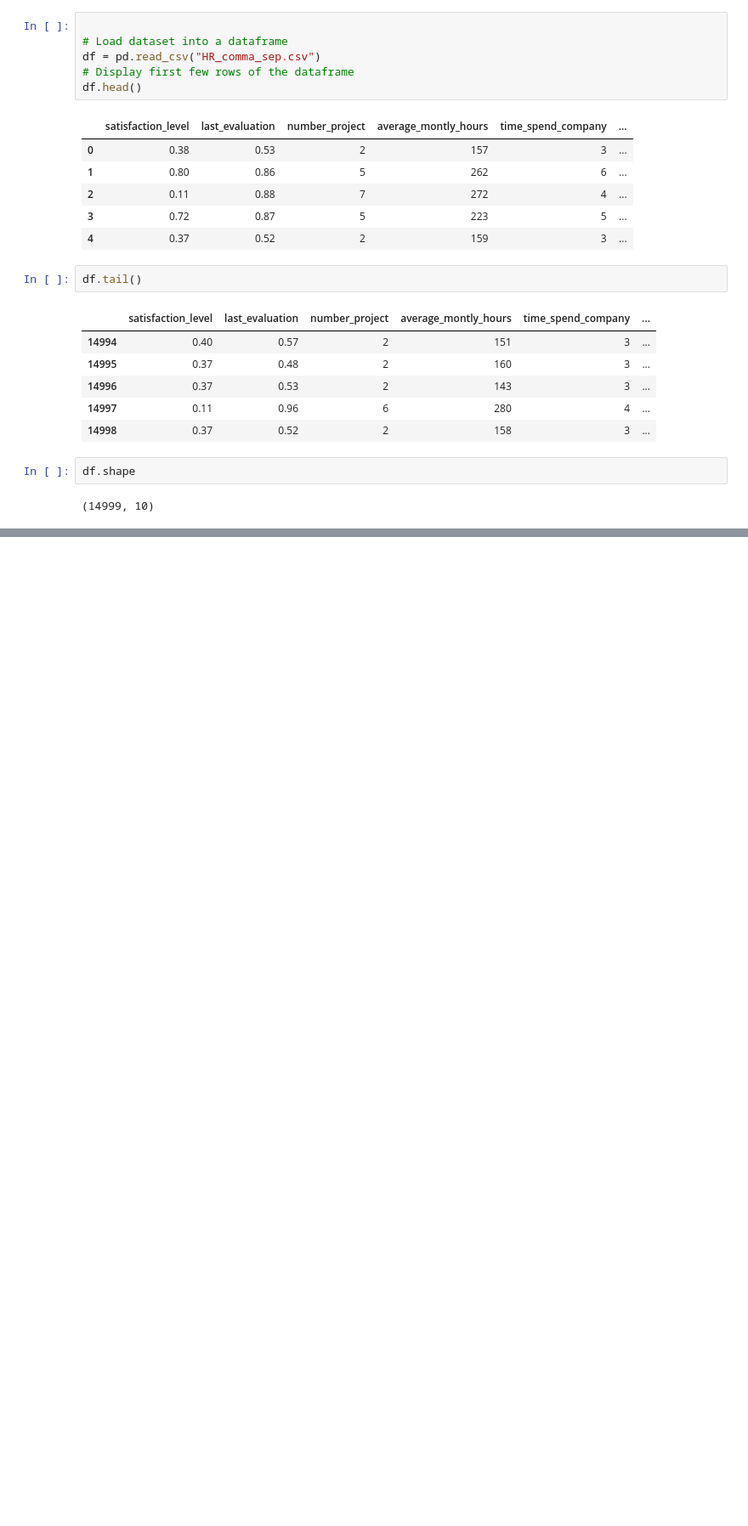
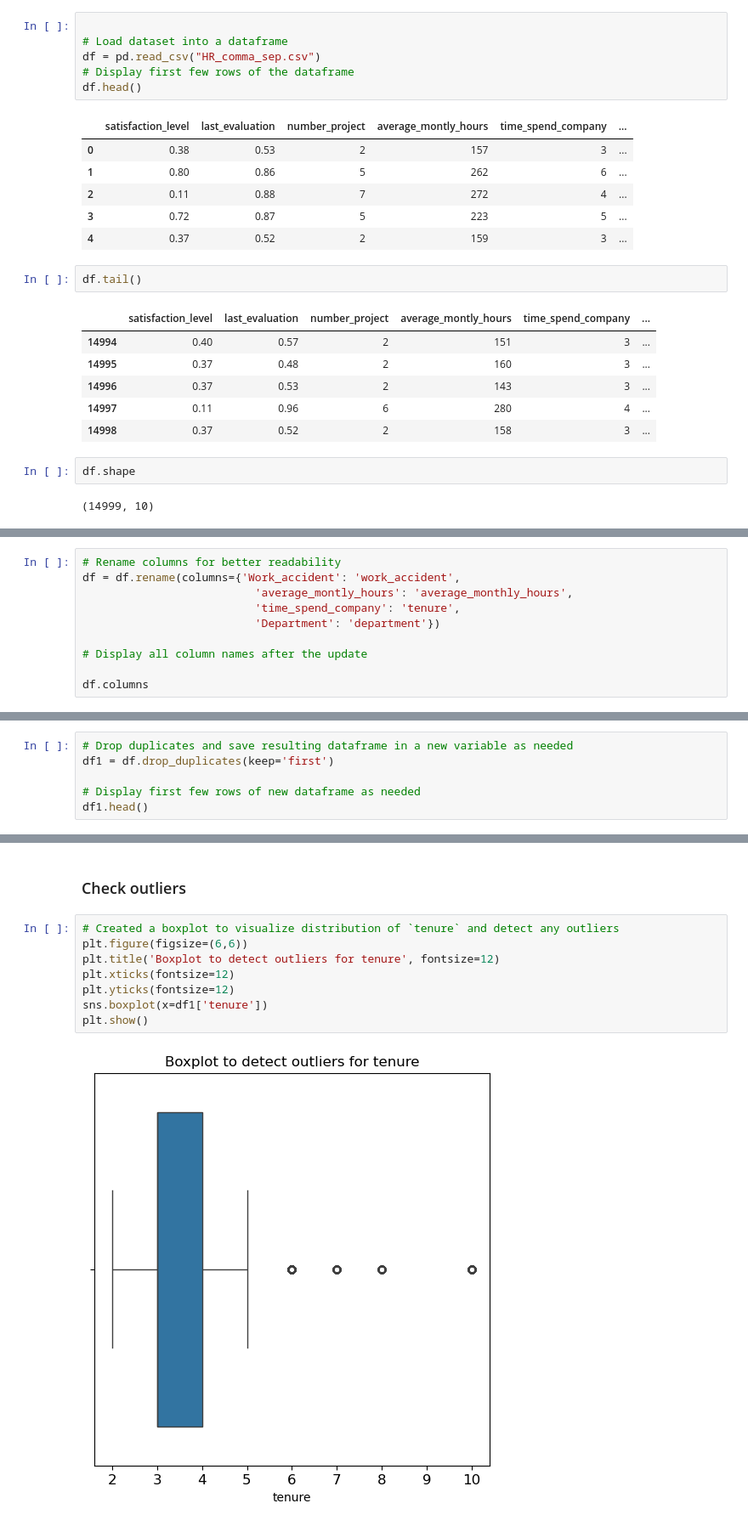
Before and after one commit to GANDEEDRAMESH/Employee-Attrition-Prediction-HR-Analytics, a Jupyter notebook: Employee Attrition Prediction & HR Analytics.ipynb, the cells around one changed output, grey strips where cells are left out. Shown at 85% size. Saved outputs shown, nothing was run; the diff lists cells and outputs as text; blank space fills up the shorter version.

```diff
--- a/Employee Attrition Prediction & HR Analytics.ipynb
+++ b/Employee Attrition Prediction & HR Analytics.ipynb
@@ -114,0 +171,10 @@ df.shape
+# %%
+# Rename columns for better readability
+df = df.rename(columns={'Work_accident': 'work_accident',
+                          'average_montly_hours': 'average_monthly_hours',
+                          'time_spend_company': 'tenure',
+                          'Department': 'department'})
+
+# Display all column names after the update
+
+df.columns
@@ -114,0 +222,6 @@ df.shape
+# %%
+# Drop duplicates and save resulting dataframe in a new variable as needed
+df1 = df.drop_duplicates(keep='first')
+
+# Display first few rows of new dataframe as needed
+df1.head()
@@ -114,0 +235,12 @@ df.shape
+# %% [markdown]
+### Check outliers
+# %%
+# Created a boxplot to visualize distribution of `tenure` and detect any outliers
+plt.figure(figsize=(6,6))
+plt.title('Boxplot to detect outliers for tenure', fontsize=12)
+plt.xticks(fontsize=12)
+plt.yticks(fontsize=12)
+sns.boxplot(x=df1['tenure'])
+plt.show()
+# %% [output]
+[figure, added]
```
Also changed, not shown: parts of 22 cells of this notebook.
